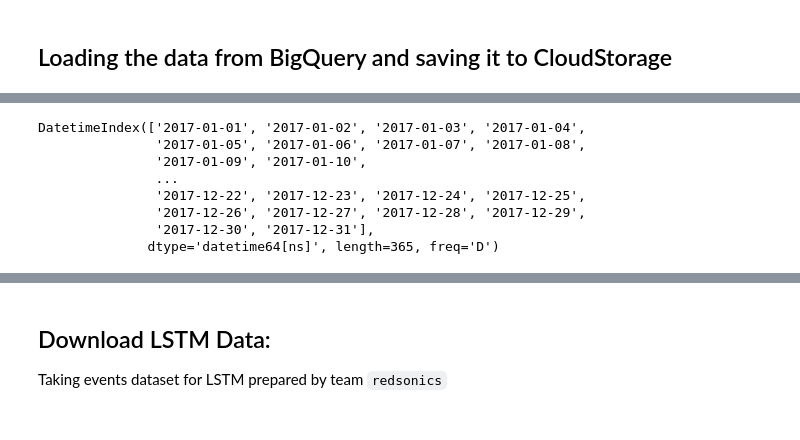
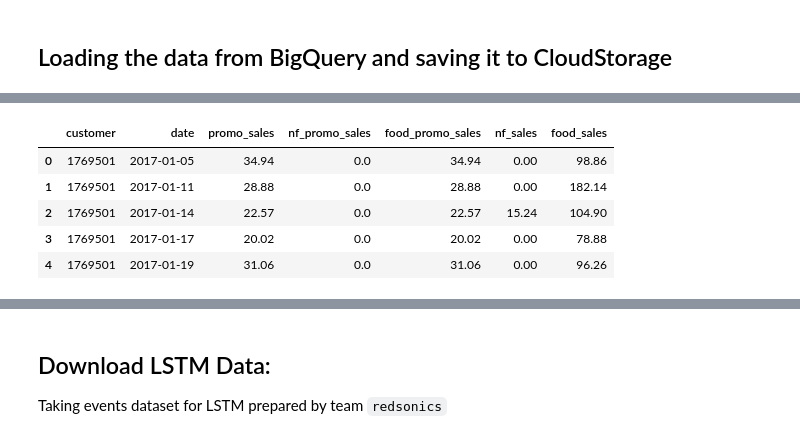
Before and after one commit to Johannamps/go-de-internal-johanna, a Jupyter notebook: churn-prediction/lstm/lstm 2.0.ipynb, the cells around one changed output, grey strips where cells are left out. Saved outputs shown, nothing was run; the diff lists cells and outputs as text; code cells hidden in the pictures.

```diff
--- a/churn-prediction/lstm/lstm 2.0.ipynb
+++ b/churn-prediction/lstm/lstm 2.0.ipynb
@@ -64,16 +93,12 @@ idx = pd.IndexSlice
 # %%
-df.date = df.date.apply(lambda x: pd.datetime.strptime(x,'%Y-%m-%d'))
+#df.date = df.date.apply(lambda x: pd.datetime.strptime(x,'%Y-%m-%d'))
+df.head()
+# %% [output]
+|  | customer | date | promo_sales | nf_promo_sales | food_promo_sales | nf_sales | food_sales |
+| 0 | 1769501 | 2017-01-05 | 34.94 | 0.0 | 34.94 | 0.00 | 98.86 |
+| 1 | 1769501 | 2017-01-11 | 28.88 | 0.0 | 28.88 | 0.00 | 182.14 |
+| 2 | 1769501 | 2017-01-14 | 22.57 | 0.0 | 22.57 | 15.24 | 104.90 |
+| 3 | 1769501 | 2017-01-17 | 20.02 | 0.0 | 20.02 | 0.00 | 78.88 |
+| 4 | 1769501 | 2017-01-19 | 31.06 | 0.0 | 31.06 | 0.00 | 96.26 |
-# %%
-df
-df_list_date
-# %% [output]
-DatetimeIndex(['2017-01-01', '2017-01-02', '2017-01-03', '2017-01-04',
-               '2017-01-05', '2017-01-06', '2017-01-07', '2017-01-08',
-               '2017-01-09', '2017-01-10',
-               ...
-               '2017-12-22', '2017-12-23', '2017-12-24', '2017-12-25',
-               '2017-12-26', '2017-12-27', '2017-12-28', '2017-12-29',
-               '2017-12-30', '2017-12-31'],
-              dtype='datetime64[ns]', length=365, freq='D')
 # %%
 df = df.set_index(['customer', 'date']).reindex(multiindex).fillna(0)
```
Also changed, not shown: parts of 18 cells of this notebook, 3 other files.
